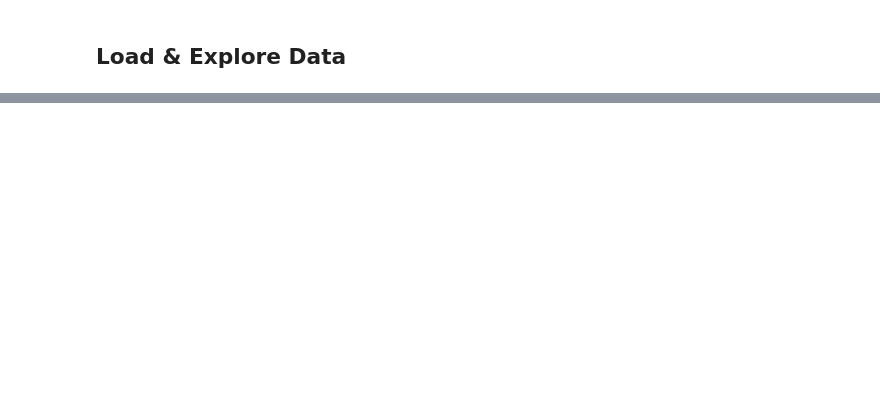
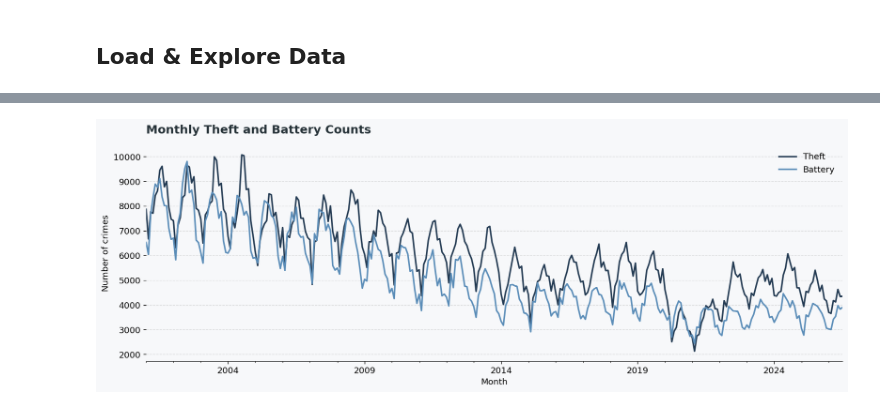
Before and after one commit to swirita/Chicago-Crime-Analysis-and-Forecasting, a Jupyter notebook: notebooks/03_crime_forecasting.ipynb, the cells around one changed output, grey strips where cells are left out. Cells and saved outputs as stored; diff of their text form; code cells hidden in the pictures; blank space fills up the shorter version.

Commit message:
Forecast Theft Crimes

```diff
--- a/notebooks/03_crime_forecasting.ipynb
+++ b/notebooks/03_crime_forecasting.ipynb
@@ -198,2 +337,13 @@ def regression_metrics_ts(ts_true, ts_pred, label="", verbose=True, output_dict=
+# %%
+SELECTED_CRIMES = ["THEFT", "BATTERY"]
+TEST_MONTHS = 6
+SEASON_LENGTH = 12
+
+# Initial manual p, q, P, and Q values.
+# d and D are determined from stationarity tests later.
+MANUAL_ORDERS = {
+    "THEFT": {"p": 0, "q": 1, "P": 1, "Q": 0},
+    "BATTERY": {"p": 1, "q": 1, "P": 1, "Q": 1},
+}
 # %% [markdown]
 ## Load & Explore Data
@@ -213,0 +356,13 @@ def regression_metrics_ts(ts_true, ts_pred, label="", verbose=True, output_dict=
+# %%
+DATA_FOLDER = Path(
+    "/content/drive/MyDrive/Chicago-Crime-Analysis-and-Forecasting/data/raw"
+)
+
+crime_files = sorted(DATA_FOLDER.glob("Chicago-Crime_*.csv"))
+
+if not crime_files:
+    raise FileNotFoundError(
+        f"No crime CSV files were found in {DATA_FOLDER}. Check the folder path."
+    )
+
+print(f"Found {len(crime_files)} files.")
@@ -213,0 +490,21 @@ def regression_metrics_ts(ts_true, ts_pred, label="", verbose=True, output_dict=
+# %%
+fig, ax = plt.subplots()
+
+for crime, series in crime_series.items():
+    series.plot(
+        ax=ax,
+        color=CRIME_COLORS[crime],
+        linewidth=2,
+        label=crime.title(),
+    )
+
+style_chart(
+    ax,
+    "Monthly Theft and Battery Counts",
+    xlabel="Month",
+    ylabel="Number of crimes",
+)
+ax.legend(frameon=False)
+plt.show()
+# %% [output]
+[figure, added]
```
Also changed, not shown: parts of 51 cells of this notebook.
